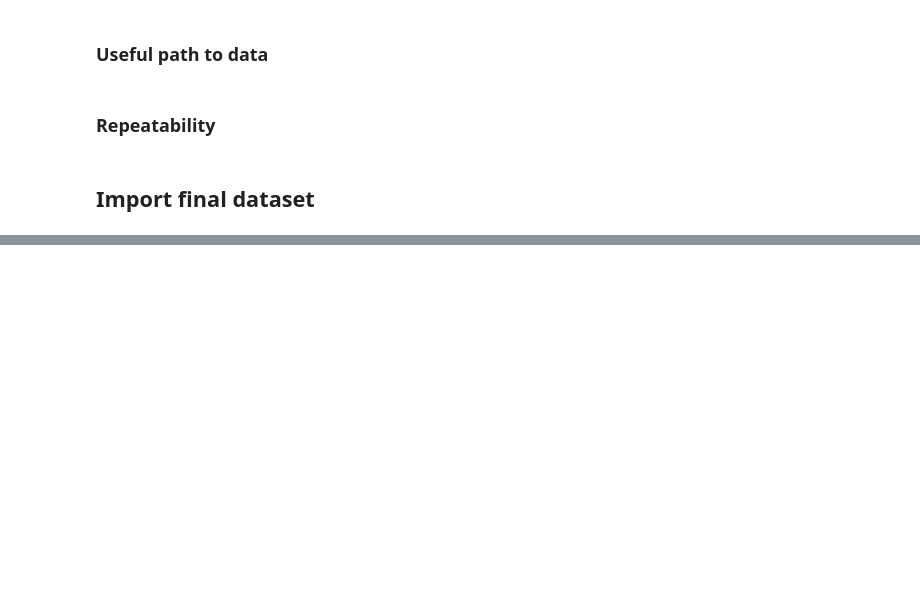
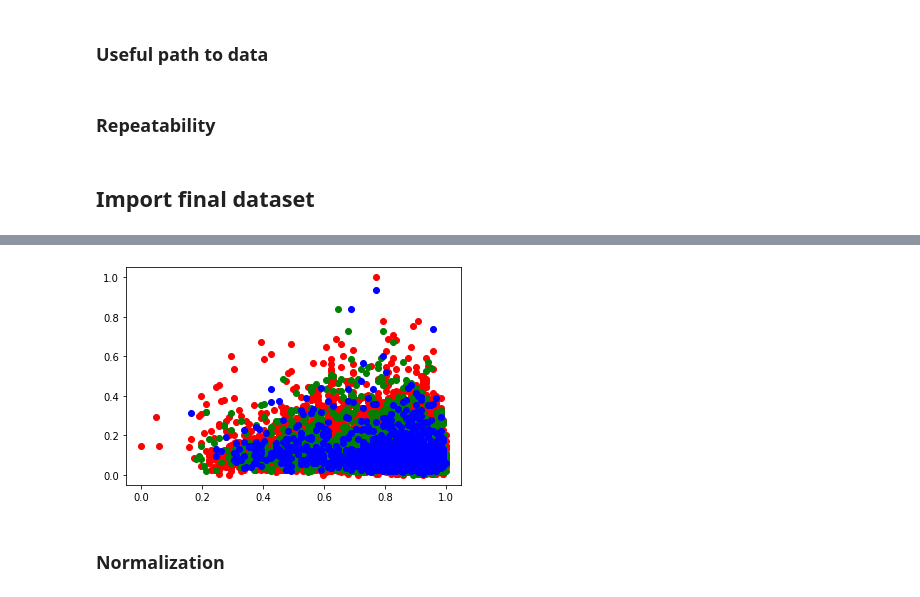
Before and after one commit to prushh/movie-lens-mlp, a Jupyter notebook: notebooks/2.3-mlp-model.ipynb, the cells around one changed output, grey strips where cells are left out. Saved outputs shown, nothing was run; the diff lists cells and outputs as text; code cells hidden in the pictures; blank space fills up the shorter version.

```diff
--- a/notebooks/2.3-mlp-model.ipynb
+++ b/notebooks/2.3-mlp-model.ipynb
@@ -86,0 +84,6 @@ plt.show()
+# %%
+overview(dataset)
+# %% [output]
+[figure, added]
+# %% [markdown]
+### Normalization
```
Also changed, not shown: parts of 26 cells of this notebook, 2 other files.
